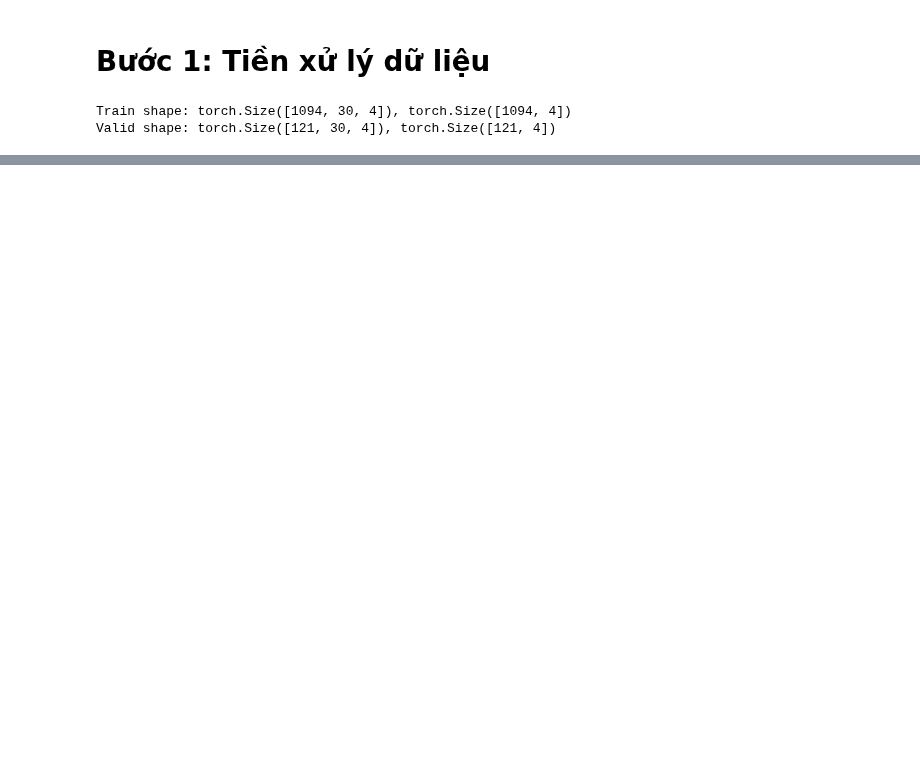
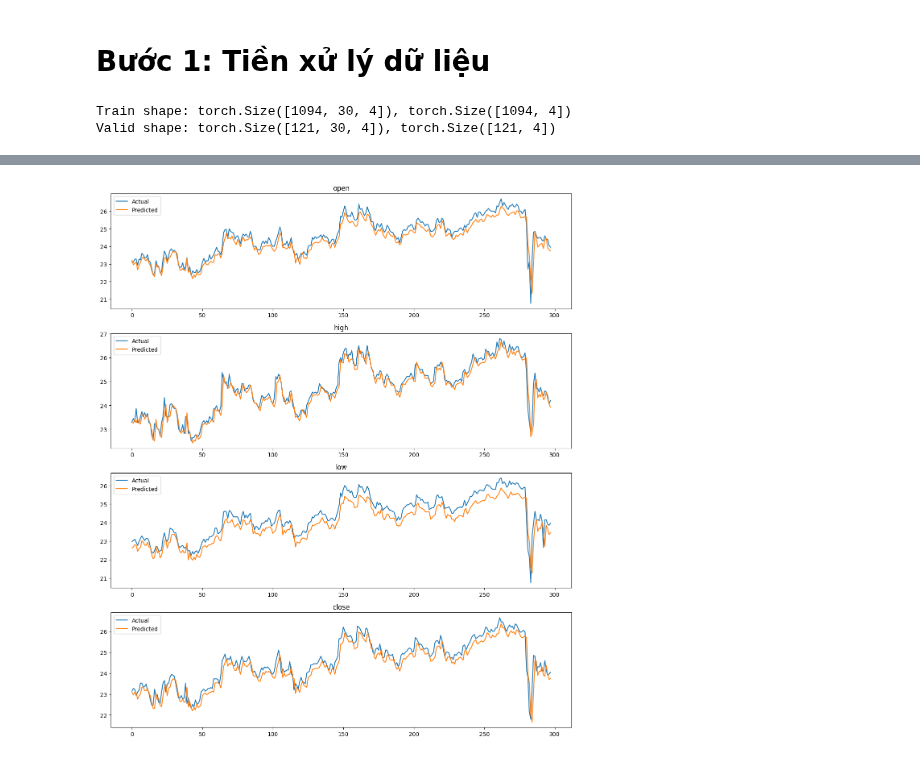
Before and after one commit to HaiAu2501/EL4TF, a Jupyter notebook: models/TFT/tft.ipynb, the cells around one changed output, grey strips where cells are left out. Cells and saved outputs as stored; diff of their text form; code cells hidden in the pictures; blank space fills up the shorter version.

```diff
--- a/models/TFT/tft.ipynb
+++ b/models/TFT/tft.ipynb
@@ -92,19 +96,11 @@ class Transformer(nn.Module):
 # %%
-model = Transformer(
-    input_dim=4,      # 4 features: open, high, low, close
-    model_dim=64,
-    num_heads=4,
-    num_layers=2,
-    dim_feedforward=128,
-    dropout=0.1,
-    seq_len=30
-)
+model = Transformer()
 optimizer = optim.Adam(model.parameters(), lr=1e-3)
 scheduler = optim.lr_scheduler.StepLR(optimizer, step_size=10, gamma=0.8)
 criterion = nn.SmoothL1Loss()
 # %%
 best_val_loss = float('inf')
-n_epochs = 200
+n_epochs = 50
 
 for epoch in range(1, n_epochs + 1):
     # --- train ---
@@ -196,0 +178,15 @@ Test MAPE: 12.3678%
+# %%
+n = all_targets_inv.shape[1]
+
+plt.figure(figsize=(12, 14))
+for i in range(n):
+    ax = plt.subplot(n, 1, i + 1)
+    ax.plot(all_targets_inv[:, i], label='Actual')
+    ax.plot(all_preds_inv[:, i],   label='Predicted')
+    ax.set_title(TARGETS[i])
+    ax.legend(loc='best')
+
+plt.tight_layout()
+plt.show()
+# %% [output]
+[figure, added]
```
Also changed, not shown: parts of 3 cells of this notebook, 1 other file.
